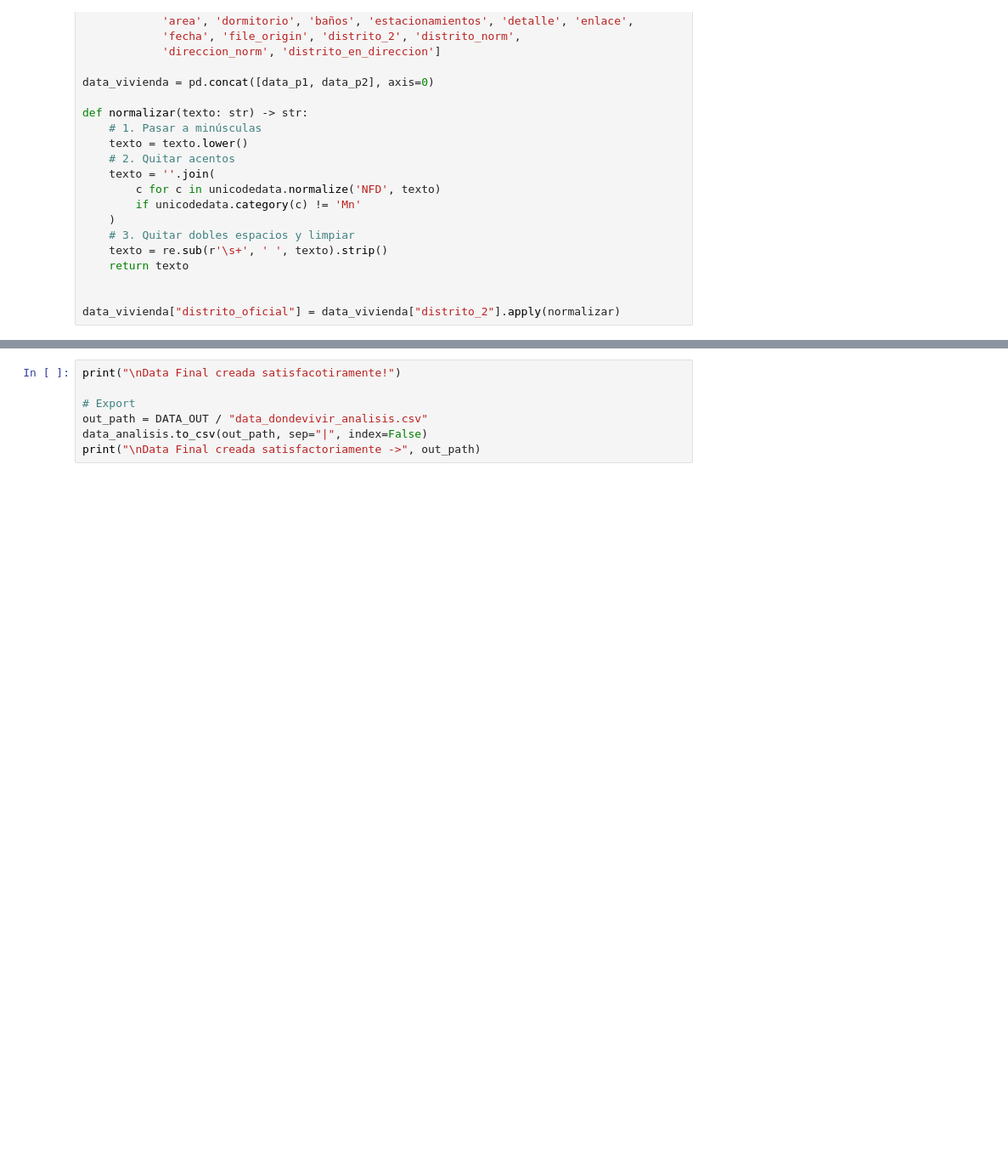
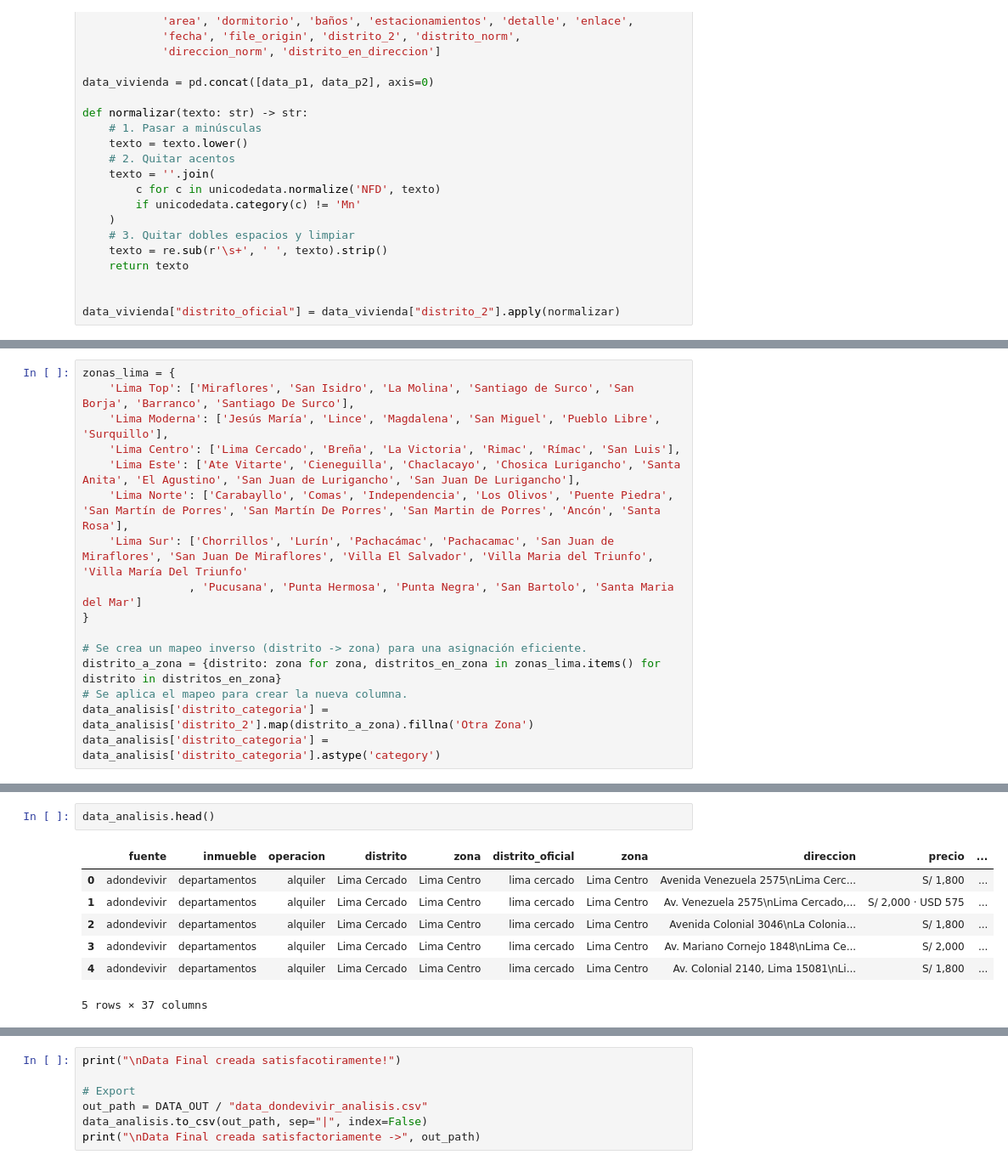
Before and after one commit to RH-007/Analisis_Vivienda, a Jupyter notebook: analysis/vivienda_process.ipynb, the cells around one changed output, grey strips where cells are left out. Shown at 85% size. Saved outputs shown, nothing was run; the diff lists cells and outputs as text; blank space fills up the shorter version.

```diff
--- a/analysis/vivienda_process.ipynb
+++ b/analysis/vivienda_process.ipynb
@@ -324,0 +341,16 @@ Index(['fuente', 'inmueble', 'operacion', 'distrito', 'distrito_2',
+# %%
+zonas_lima = {
+    'Lima Top': ['Miraflores', 'San Isidro', 'La Molina', 'Santiago de Surco', 'San Borja', 'Barranco', 'Santiago De Surco'],
+    'Lima Moderna': ['Jesús María', 'Lince', 'Magdalena', 'San Miguel', 'Pueblo Libre', 'Surquillo'],
+    'Lima Centro': ['Lima Cercado', 'Breña', 'La Victoria', 'Rimac', 'Rímac', 'San Luis'],
+    'Lima Este': ['Ate Vitarte', 'Cieneguilla', 'Chaclacayo', 'Chosica Lurigancho', 'Santa Anita', 'El Agustino', 'San Juan de Lurigancho', 'San Juan De Lurigancho'],
+    'Lima Norte': ['Carabayllo', 'Comas', 'Independencia', 'Los Olivos', 'Puente Piedra', 'San Martín de Porres', 'San Martín De Porres', 'San Martin de Porres', 'Ancón', 'Santa Rosa'],
+    'Lima Sur': ['Chorrillos', 'Lurín', 'Pachacámac', 'Pachacamac', 'San Juan de Miraflores', 'San Juan De Miraflores', 'Villa El Salvador', 'Villa Maria del Triunfo', 'Villa María Del Triunfo'
+                , 'Pucusana', 'Punta Hermosa', 'Punta Negra', 'San Bartolo', 'Santa Maria del Mar']
+}
+
+# Se crea un mapeo inverso (distrito -> zona) para una asignación eficiente.
+distrito_a_zona = {distrito: zona for zona, distritos_en_zona in zonas_lima.items() for distrito in distritos_en_zona}
+# Se aplica el mapeo para crear la nueva columna.
+data_analisis['distrito_categoria'] = data_analisis['distrito_2'].map(distrito_a_zona).fillna('Otra Zona')
+data_analisis['distrito_categoria'] = data_analisis['distrito_categoria'].astype('category')
@@ -324,0 +405,10 @@ Index(['fuente', 'inmueble', 'operacion', 'distrito', 'distrito_2',
+# %%
+data_analisis.head()
+# %% [output]
+|  | fuente | inmueble | operacion | distrito | zona | distrito_oficial | zona | direccion | precio | ... |
+| 0 | adondevivir | departamentos | alquiler | Lima Cercado | Lima Centro | lima cercado | Lima Centro | Avenida Venezuela 2575\nLima Cerc... | S/ 1,800 | ... |
+| 1 | adondevivir | departamentos | alquiler | Lima Cercado | Lima Centro | lima cercado | Lima Centro | Av. Venezuela 2575\nLima Cercado,... | S/ 2,000 · USD 575 | ... |
+| 2 | adondevivir | departamentos | alquiler | Lima Cercado | Lima Centro | lima cercado | Lima Centro | Avenida Colonial 3046\nLa Colonia... | S/ 1,800 | ... |
+| 3 | adondevivir | departamentos | alquiler | Lima Cercado | Lima Centro | lima cercado | Lima Centro | Av. Mariano Cornejo 1848\nLima Ce... | S/ 2,000 | ... |
+| 4 | adondevivir | departamentos | alquiler | Lima Cercado | Lima Centro | lima cercado | Lima Centro | Av. Colonial 2140, Lima 15081\nLi... | S/ 1,800 | ... |
+5 rows × 37 columns
```
Also changed, not shown: parts of 17 cells of this notebook, 6 other files.
